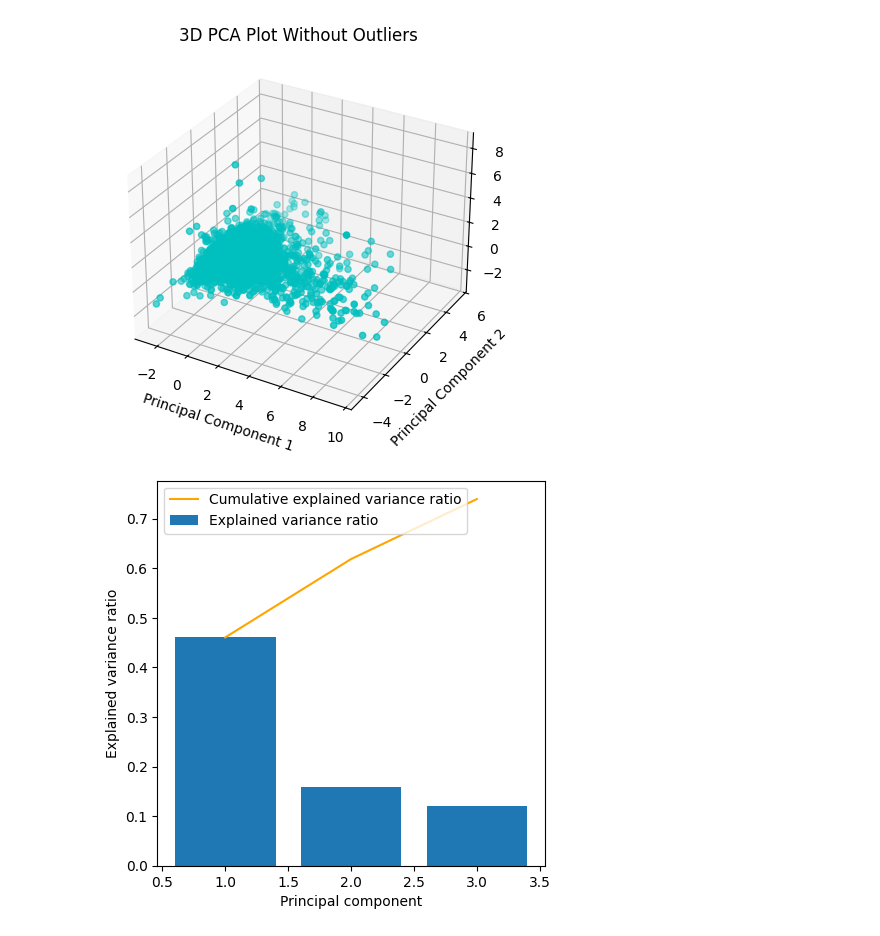
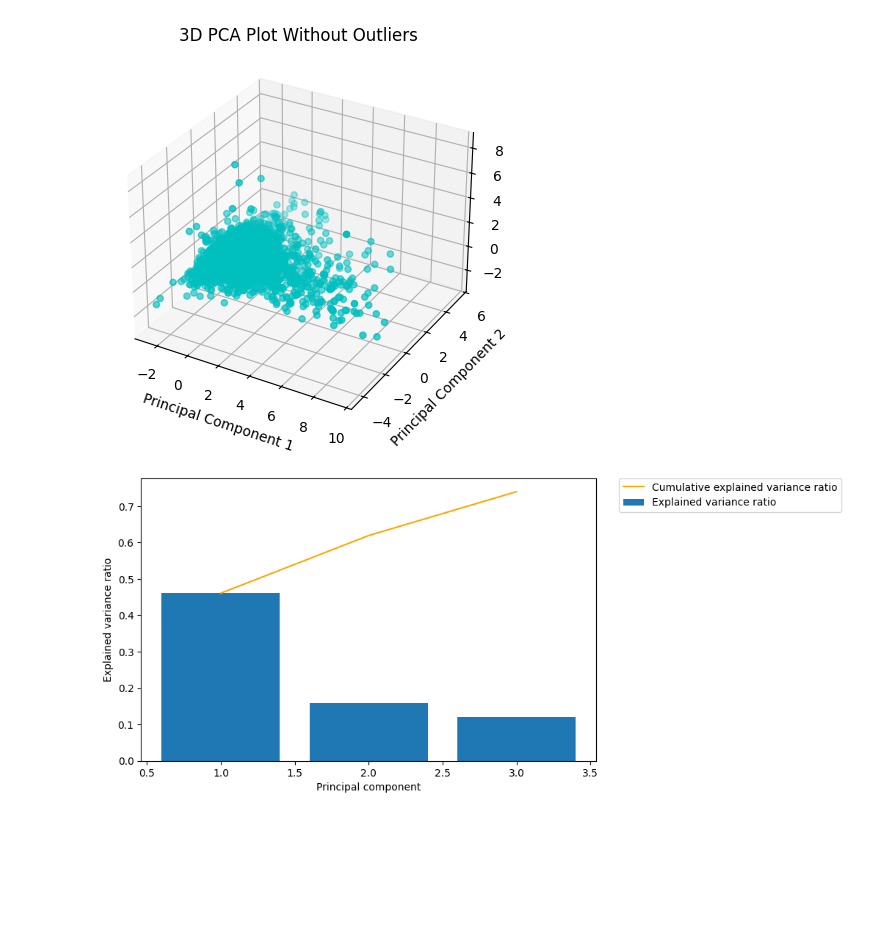
Before and after one commit to minhnhat-nguyen/HCMUS-Movie-Analytics, a Jupyter notebook: notebook/EDA.ipynb, the cells around one changed output. Drawn from its saved outputs; the diff is of its cells as text; code cells hidden in the pictures; blank space fills up the shorter version.

Commit message:
Genre columns preprocessing in EDA

```diff
--- a/notebook/EDA.ipynb
+++ b/notebook/EDA.ipynb
@@ -68,0 +120,8 @@ numerical_data.head()
+# %%
+results_df_descending = results_df.sort_values('F-statistic', ascending=True)
+genres_to_remove = results_df_descending['Genre'].head(4).tolist()
+numerical_data = numerical_data.drop(columns=genres_to_remove)
+cleaned_data = cleaned_data.drop(columns=genres_to_remove)
+
+print("\nRemoved genres:", [g.replace('genre_', '') for g in genres_to_remove])
+genre_columns = [col for col in numerical_data.columns if col.startswith('genre_')]
@@ -149,13 +210,13 @@ from mpl_toolkits.mplot3d import Axes3D
 import numpy as np
 import matplotlib.pyplot as plt
 scaler = StandardScaler()
-numerical_data_scaled = scaler.fit_transform(cleaned_data.select_dtypes(include=[np.number]))
+numerical_data_scaled = scaler.fit_transform(numerical_data.select_dtypes(include=[np.number]))
 pca = PCA(n_components=3)
 principal_components = pca.fit_transform(numerical_data_scaled)
 outlier_threshold = 10
 outliers = (principal_components[:, 0] > outlier_threshold) | (principal_components[:, 1] > outlier_threshold) | (principal_components[:, 2] > outlier_threshold)
 
-outlier_entries = cleaned_data[outliers]
+outlier_entries = numerical_data[outliers]
 principal_components_no_outliers = principal_components[~outliers]
 fig = plt.figure(figsize=(5, 5))
 ax = fig.add_subplot(111, projection='3d')
@@ -172,15 +233,17 @@ plt.show()
 # %%
 explained_variance_ratio = pca.explained_variance_ratio_
 
-plt.figure(figsize=(5, 5))
+plt.figure(figsize=(8, 5))
 plt.bar(range(1, len(explained_variance_ratio) + 1), explained_variance_ratio, label='Explained variance ratio')
 plt.plot(range(1, len(explained_variance_ratio) + 1), np.cumsum(explained_variance_ratio), label='Cumulative explained variance ratio', color='orange')
 plt.xlabel('Principal component')
 plt.ylabel('Explained variance ratio')
-plt.legend()
+plt.legend(bbox_to_anchor=(1.05, 1),
+          loc='upper left',
+          borderaxespad=0.)
 plt.show()
 # %% [output]
-[figure, old version]
+[figure, new version]
 # %%
 outlier_entries = cleaned_data[outliers]
 outlier_entries
```
Also changed, not shown: parts of 8 cells of this notebook, 3 other files.
